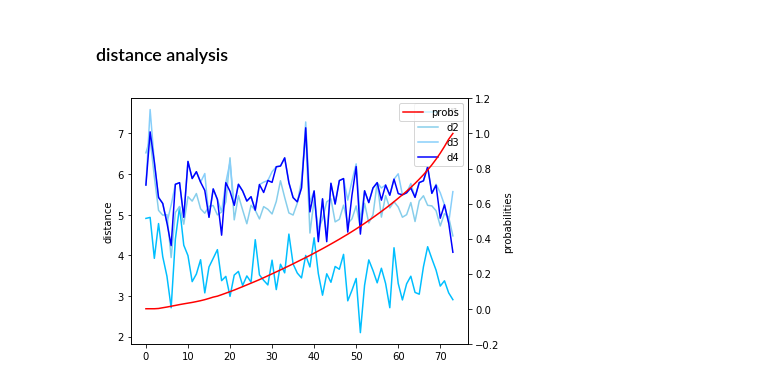
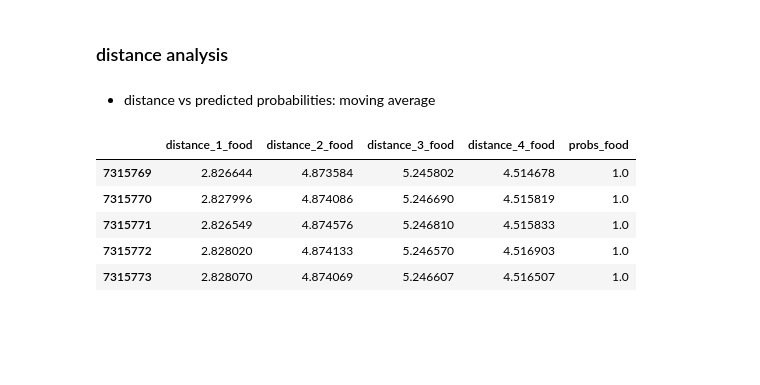
Before and after one commit to DrRadan/TwitterHealth, a Jupyter notebook: notebooks/Random_Forest_Embedding_Distance.ipynb, the cells around one changed output. Saved outputs shown, nothing was run; the diff lists cells and outputs as text; code cells hidden in the pictures; blank space fills up the shorter version.

```diff
--- a/notebooks/Random_Forest_Embedding_Distance.ipynb
+++ b/notebooks/Random_Forest_Embedding_Distance.ipynb
@@ -238,7 +278,16 @@ df1.head()
 | 4 | 660744267078348800 | 1.446387e+09 | Sunday | 30 | temp 530 f lo temp 496 wind153 mp... | NaN | NaN | 0 | ... |
 # %% [markdown]
 ### distance analysis
-# %%
-plot_distance(df1['distance_1_food'],df1['distance_2_food'],df1['distance_3_food'],df1['distance_4_food'],df1['probs_food'])
-# %% [output]
-[figure, removed]
+# %% [markdown]
+- distance vs predicted probabilities: moving average
+# %%
+df2 = df1[['distance_1_food','distance_2_food','distance_3_food','distance_4_food','probs_food']]
+df2_ = df2.rolling(1000).mean()[999:].reset_index(drop=True)
+df2_.tail()
+# %% [output]
+|  | distance_1_food | distance_2_food | distance_3_food | distance_4_food | probs_food |
+| 7315769 | 2.826644 | 4.873584 | 5.245802 | 4.514678 | 1.0 |
+| 7315770 | 2.827996 | 4.874086 | 5.246690 | 4.515819 | 1.0 |
+| 7315771 | 2.826549 | 4.874576 | 5.246810 | 4.515833 | 1.0 |
+| 7315772 | 2.828020 | 4.874133 | 5.246570 | 4.516903 | 1.0 |
+| 7315773 | 2.828070 | 4.874069 | 5.246607 | 4.516507 | 1.0 |
```
Also changed, not shown: parts of 20 cells of this notebook, 2 other files.
